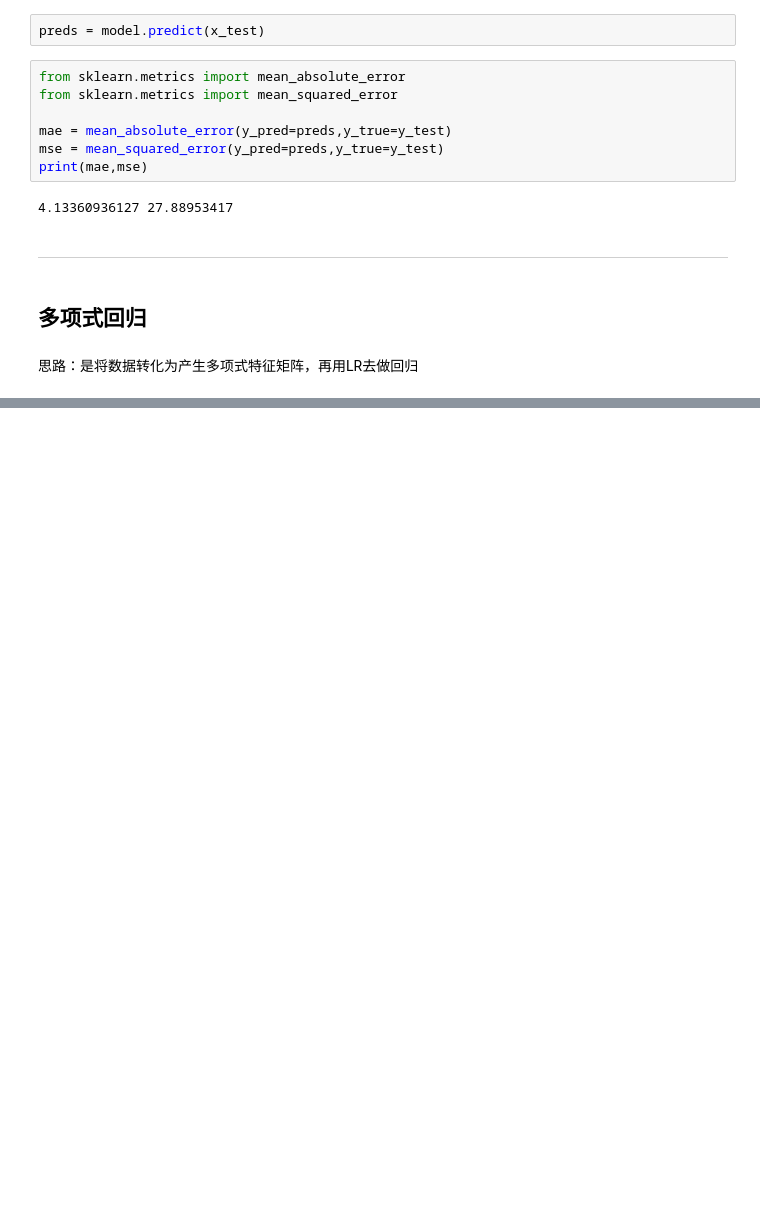
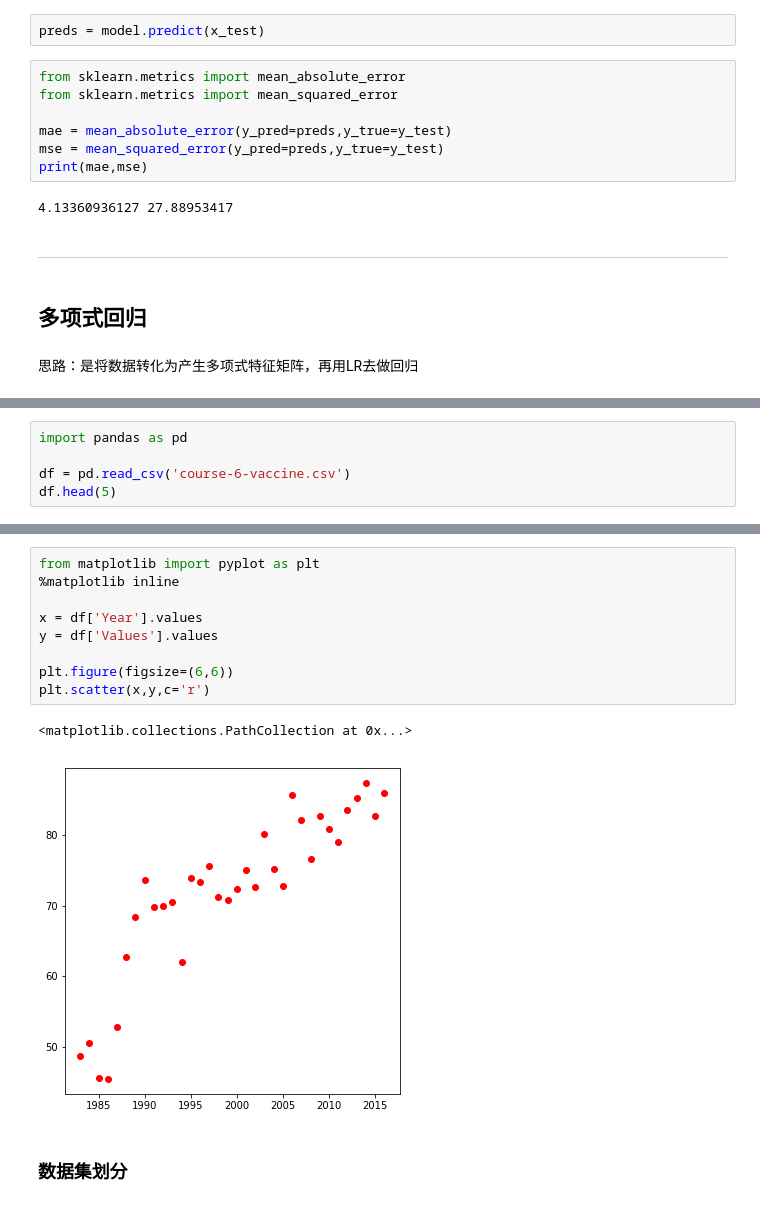
Before and after one commit to paulsweet/Daily_review, a Jupyter notebook: summary20181021-sklearn_regression.ipynb, the cells around one changed output, grey strips where cells are left out. Drawn from its saved outputs; the diff is of its cells as text; blank space fills up the shorter version.

```diff
--- a/summary20181021-sklearn_regression.ipynb
+++ b/summary20181021-sklearn_regression.ipynb
@@ -116,0 +135,5 @@ print(mae,mse)
+# %%
+import pandas as pd
+
+df = pd.read_csv('course-6-vaccine.csv')
+df.head(5)
@@ -116,0 +147,14 @@ print(mae,mse)
+# %%
+from matplotlib import pyplot as plt
+%matplotlib inline
+
+x = df['Year'].values
+y = df['Values'].values
+
+plt.figure(figsize=(6,6))
+plt.scatter(x,y,c='r')
+# %% [output]
+<matplotlib.collections.PathCollection at 0x...>
+[figure, added]
+# %% [markdown]
+### 数据集划分
```
Also changed, not shown: parts of 66 cells of this notebook.
